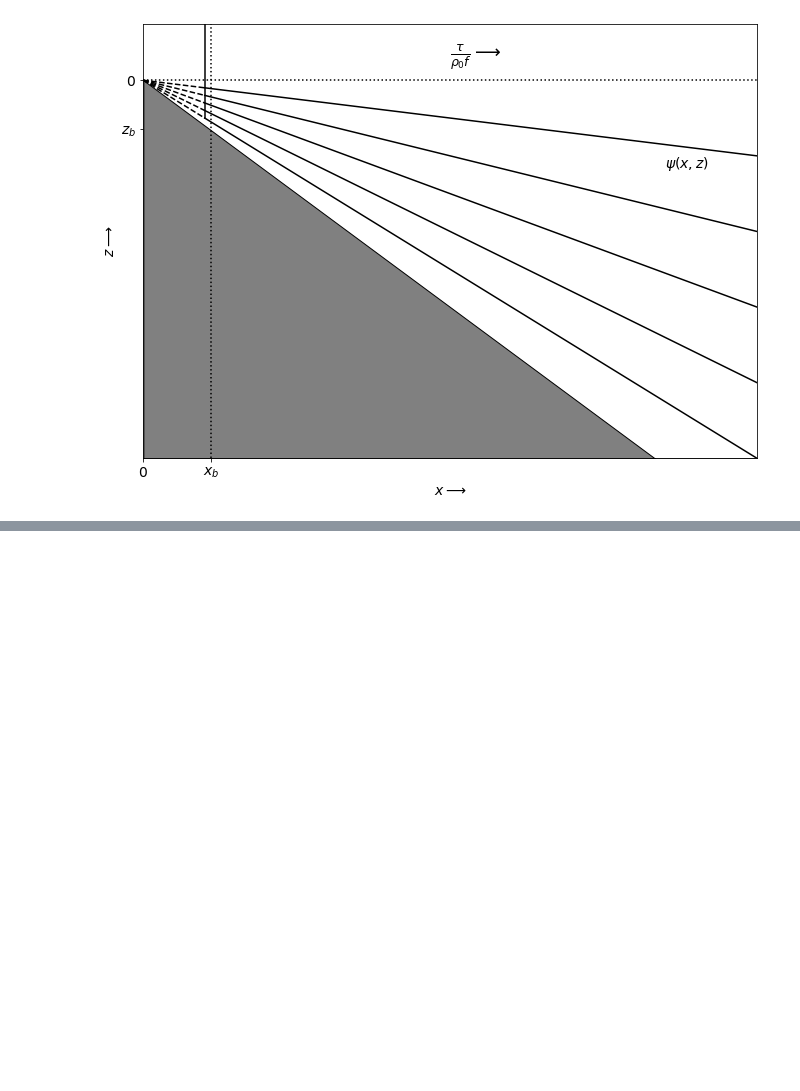
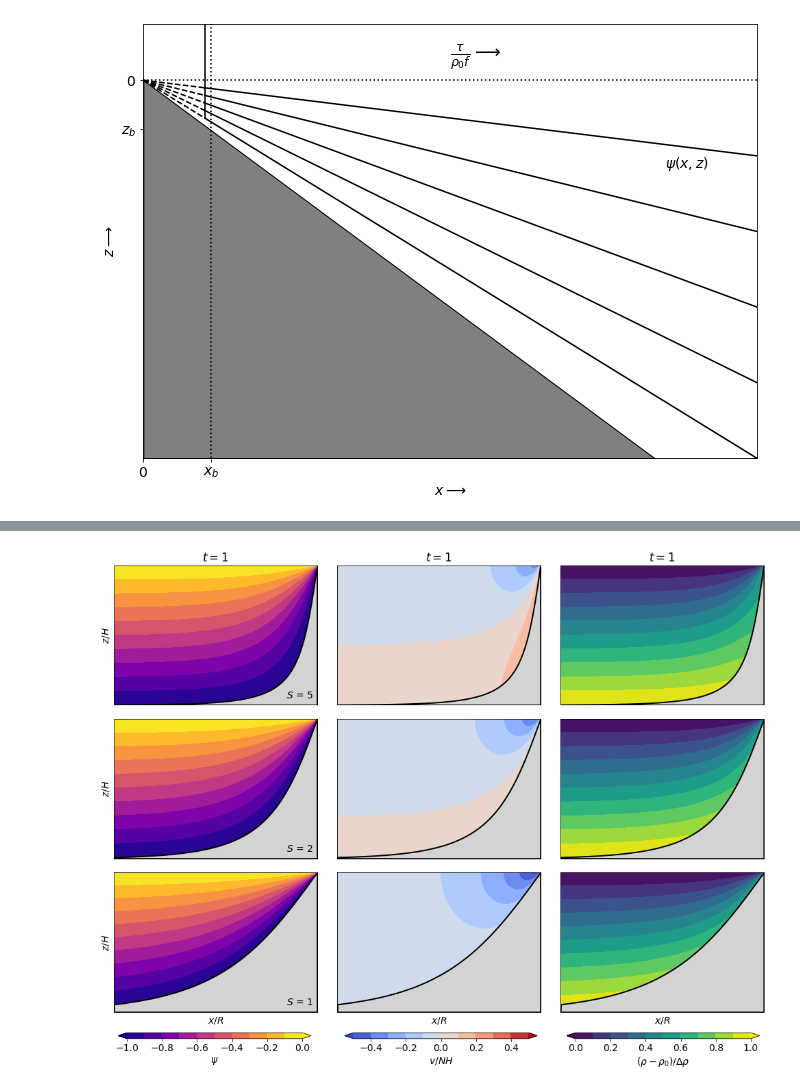
Before and after one commit to SalishSeaCast/SoG_upwelling_EOF_paper, a Jupyter notebook: notebooks/model_ramblings.ipynb, the cells around one changed output, grey strips where cells are left out. Saved outputs shown, nothing was run; the diff lists cells and outputs as text; code cells hidden in the pictures; blank space fills up the shorter version.

```diff
--- a/notebooks/model_ramblings.ipynb
+++ b/notebooks/model_ramblings.ipynb
@@ -301,0 +421,57 @@ fig.colorbar(c, cax=cax)
+# %%
+const = {
+    'g': 9.81, 'f': 1.11e-4, 'rho_0': 1024, 'H': 200, 'L_R': 5e3, 'z_h': 10,
+    'N': 0.001, 'alpha': 1, 'tau': 0.123, 't': 86400,
+}
+
+def calc_scales(const, L):
+    """
+    """
+
+    S = const['N'] * const['H'] / (const['f'] * L)
+    T = const['rho_0'] * const['N'] * const['H']**2 / const['tau']
+    exp = 2 * const['alpha'] * np.arctan(S) * const['t'] / T
+    mu = np.arctan(S)
+
+    return S, mu, T, exp
+
+# Make figure layout
+fig, axs = plt.subplots(3, 3, figsize=(17, 12), gridspec_kw={'hspace': 0.1, 'wspace': 0.1})
+
+# Define parameters and dimensions
+xi, zi = np.arange(-2, 0.01, 0.01), np.arange(-1, 0.01, 0.01)
+x, z = np.meshgrid(xi, zi)
+
+# Loop through Burger numbers
+for n, row, L in zip(range(3), axs, [3.6e2, 9e2, 1.8e3]):
+
+    # Calculate shared terms
+    S, mu, T, exp = calc_scales(const, L)
+    denom = np.cosh(2 * mu * x) - np.cos(2 * mu * z)
+
+    # Calculate bathymetry
+    z_b = 1 / mu * np.arctan(np.tan(mu) * np.tanh(mu * xi))
+
+    # Calculate solutions
+    psi = -const['alpha'] / mu * np.arctan(np.cosh(mu*x) / np.sinh(mu*x) * np.tan(mu*z))
+    v = const['alpha'] * const['t'] / T - x - 1 / (2*mu) * \
+        np.arccosh(np.cosh(2*mu*x) + np.sinh(2*mu*x)**2 * (np.exp(exp) - 1) / denom)
+    rho = 1 / (2*mu) * np.arccos(np.cos(2*mu*z) - np.sin(2*mu*z)**2 * (1 - np.exp(-exp)) / denom)
+
+    # Plot solutions
+    row[0].set_ylabel('$z/H$')
+    row[0].text(0.85, 0.05, f'$S$ = {S:.0f}', transform=row[0].transAxes, zorder=2)
+    variables, labels = [psi, v, rho], ['$\psi$', '$v/NH$', '$(\\rho - \\rho_0)/\\Delta\\rho$']
+    levels, cmaps = [[-1, 0.1], [-0.5, 0.6], [0, 1.1]], ['plasma', 'coolwarm', 'viridis']
+    for ax, xpos, var, label, level, cmap in zip(row, [0.13, 0.4, 0.665], variables, labels, levels, cmaps):
+        c = ax.contourf(x, z, var, levels=np.arange(*level, 0.1), cmap=cmap, extend='both', zorder=0)
+        ax.fill_between(xi, z_b, y2=-1, facecolor='lightgray', edgecolor='k', linewidth=2, zorder=1)
+        ax.xaxis.set_ticks([])
+        ax.yaxis.set_ticks([])
+        if n == 0: ax.set_title('$t=1$')
+        if n == 2:
+            ax.set_xlabel('$x/R$')
+            cax = fig.add_axes([xpos, 0.08, 0.23, 0.01])
+            fig.colorbar(c, cax=cax, orientation='horizontal', label=label)
+# %% [output]
+[figure, added]
```
Also changed, not shown: parts of 18 cells of this notebook.
